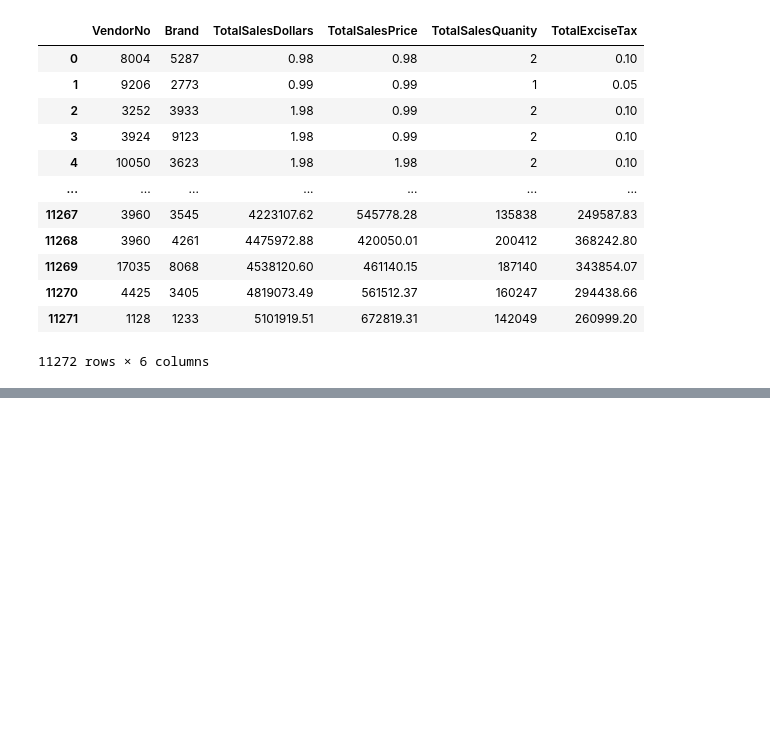
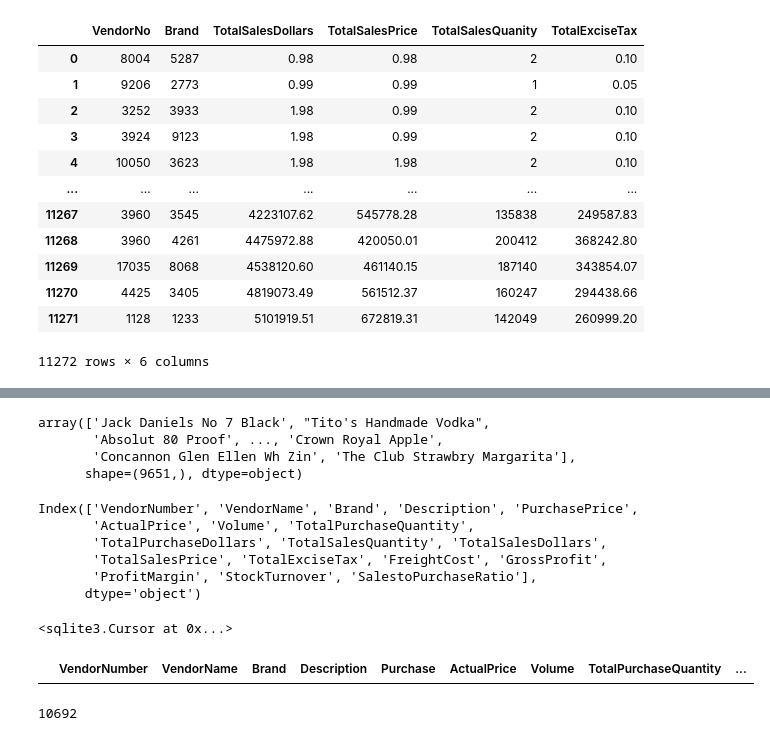
Before and after one commit to iamdpsingh/Vendor_Performance_Analysis-, a Jupyter notebook: Exploratory Data Analysis-(EDA).ipynb, the cells around one changed output, grey strips where cells are left out. Saved outputs shown, nothing was run; the diff lists cells and outputs as text; code cells hidden in the pictures; blank space fills up the shorter version.

```diff
--- a/Exploratory Data Analysis-(EDA).ipynb
+++ b/Exploratory Data Analysis-(EDA).ipynb
@@ -516,0 +661,7 @@ vendor_invoice
+# %%
+vendor_sales_summary['Description'].unique()
+# %% [output]
+array(['Jack Daniels No 7 Black', "Tito's Handmade Vodka",
+       'Absolut 80 Proof', ..., 'Crown Royal Apple',
+       'Concannon Glen Ellen Wh Zin', 'The Club Strawbry Margarita'],
+      shape=(9651,), dtype=object)
@@ -516,0 +682,9 @@ vendor_invoice
+# %%
+vendor_sales_summary.columns
+# %% [output]
+Index(['VendorNumber', 'VendorName', 'Brand', 'Description', 'PurchasePrice',
+       'ActualPrice', 'Volume', 'TotalPurchaseQuantity',
+       'TotalPurchaseDollars', 'TotalSalesQuantity', 'TotalSalesDollars',
+       'TotalSalesPrice', 'TotalExciseTax', 'FreightCost', 'GrossProfit',
+       'ProfitMargin', 'StockTurnover', 'SalestoPurchaseRatio'],
+      dtype='object')
@@ -516,0 +693,33 @@ vendor_invoice
+# %%
+cursor.execute("""CREATE TABLE vendor_sales_summary (
+    VendorNumber INT,
+    VendorName VARCHAR(100),
+    Brand INT,
+    Description VARCHAR(100),
+    Purchase Price DECIMAL(10,2),
+    ActualPrice DECIMAL(10,2),
+    Volume ,
+    TotalPurchaseQuantity INT,
+    TotalPurchaseDollars DECIMAL(15,2),
+    TotalSalesQuantity INT,
+    TotalSalesDollars DECIMAL(15,2),
+    TotalSalesPrice DECIMAL(15,2),
+    TotalExciseTax DECIMAL(15,2),
+    FreightCost DECIMAL(15,2),
+    GrossProfit DECIMAL(15,2),
+    ProfitMargin DECIMAL(15,2),
+    StockTurnover DECIMAL(15,2),
+    SalesToPurchaseRatio DECIMAL(15,2),
+    PRIMARY KEY (VendorNumber, Brand)
+);
+""")
+# %% [output]
+<sqlite3.Cursor at 0x...>
+# %%
+pd.read_sql_query("SELECT * FROM vendor_sales_summary", conn)
+# %% [output]
+|  | VendorNumber | VendorName | Brand | Description | Purchase | ActualPrice | Volume | TotalPurchaseQuantity | ... |
+# %%
+vendor_sales_summary.to_sql('vendor_sales_summary', conn, if_exists='replace', index=False)
+# %% [output]
+10692
```
Also changed, not shown: parts of 16 cells of this notebook.
